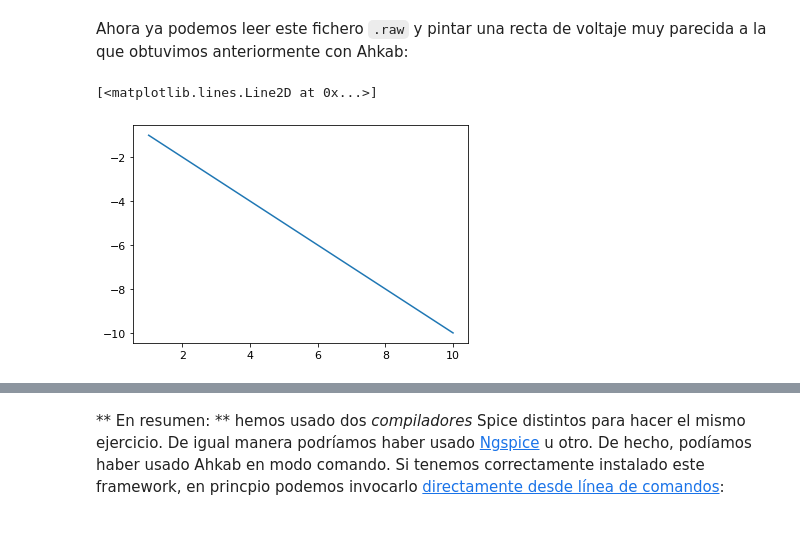
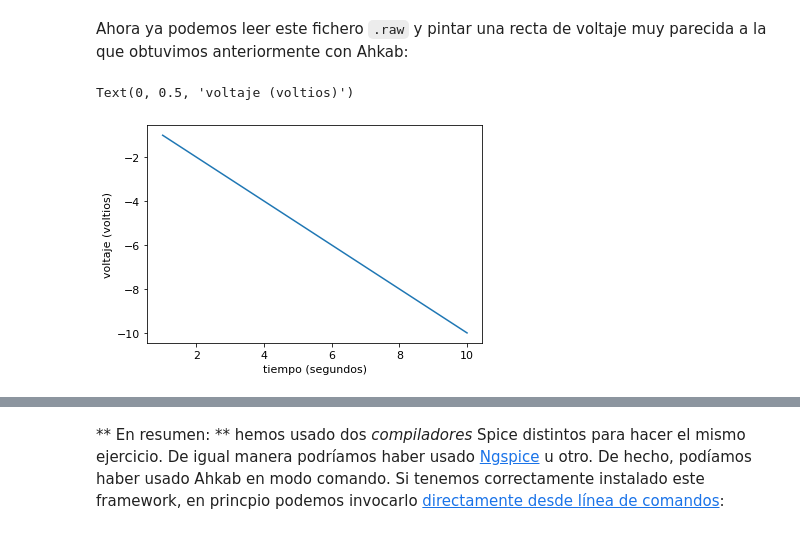
Before and after one commit to layonpower/fisica, a Jupyter notebook: spicelab.ipynb, the cells around one changed output, grey strips where cells are left out. Drawn from its saved outputs; the diff is of its cells as text; code cells hidden in the pictures.

```diff
--- a/spicelab.ipynb
+++ b/spicelab.ipynb
@@ -526,14 +531,16 @@ Ahora ya podemos leer este fichero `.raw` y pintar una recta de voltaje muy pare
 # %%
 import ltspice
 l = ltspice.Ltspice("circuito sencillo.raw")
 l.parse()
 tiempo = l.get_time()
 voltaje = l.get_data('V(1)')
 corriente = l.get_data('I(V1)')
 # Podemos pintar la corrente en función del tiempo
 # plt.plot(tiempo, corriente)
 # O el voltaje
 plt.plot(tiempo, voltaje)
+plt.xlabel('tiempo (segundos)')
+plt.ylabel('voltaje (voltios)')
 # %% [output]
-[<matplotlib.lines.Line2D at 0x...>]
+Text(0, 0.5, 'voltaje (voltios)')
-[figure, old version]
+[figure, new version]
```
Also changed, not shown: parts of 31 cells of this notebook.
